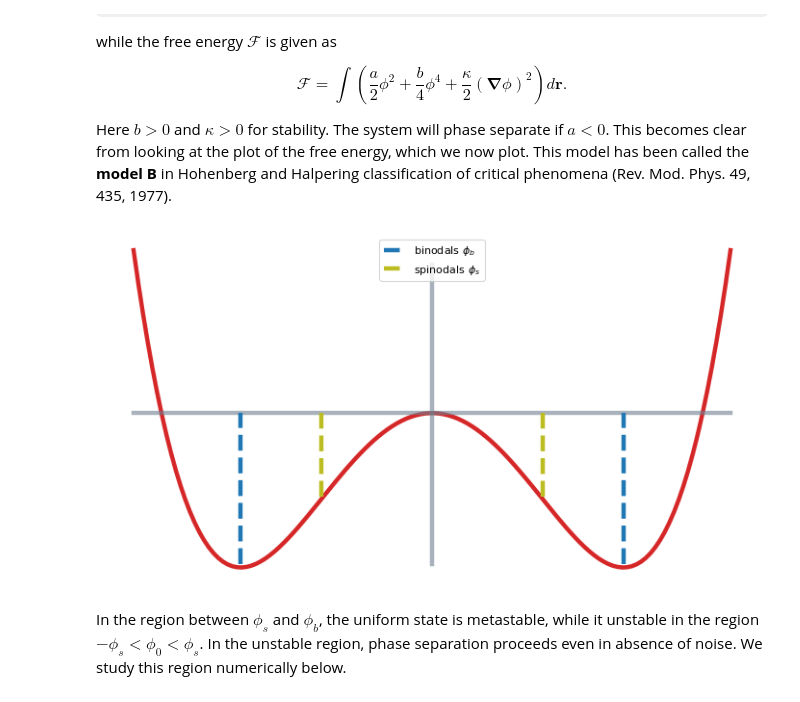
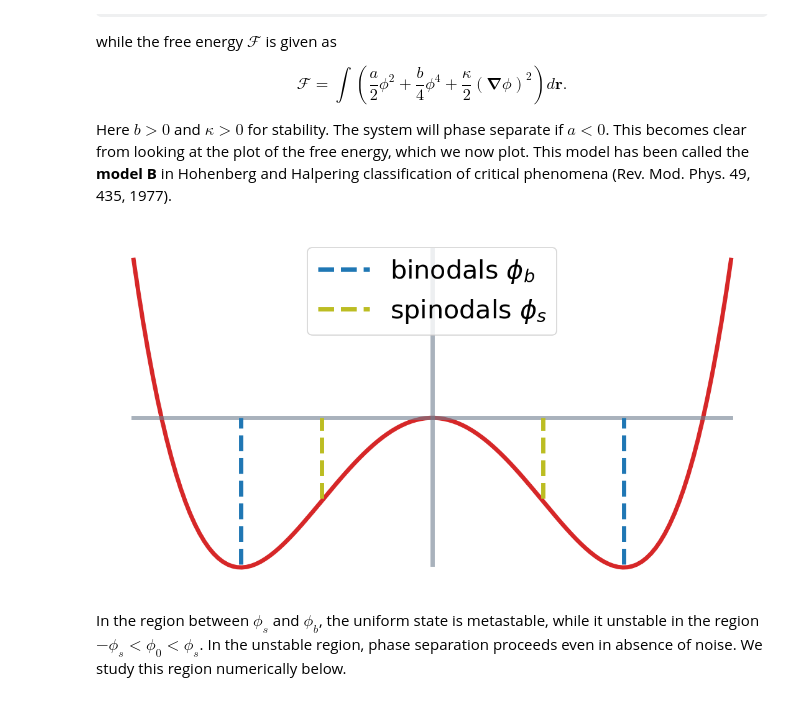
Before and after one commit to rajeshrinet/pygl, a Jupyter notebook: examples/modelB.ipynb, the cells around one changed output. Drawn from its saved outputs; the diff is of its cells as text; code cells hidden in the pictures; some formulas as TeX source.

```diff
--- a/examples/modelB.ipynb
+++ b/examples/modelB.ipynb
@@ -26,22 +26,23 @@ import pygl, numpy as np
 import scipy as sp
 import matplotlib.pyplot as plt
 # %%
-fig = plt.figure(num=None, figsize=(11, 6), dpi=80, facecolor='w', edgecolor='k')
+fig = plt.figure(num=None, figsize=(11, 6), dpi=124, facecolor='w', edgecolor='k')
+plt.rcParams.update({'font.size': 24})
 
 xx=1.56;  x = np.linspace(-xx,xx,128); y = -0.5*x*x + .25*x**4
-y1 = np.linspace(-.245,0,128, );   y2 = np.linspace(-.245,.24,128, )
+y1 = np.linspace(-.245,0,128, );   y2 = np.linspace(-.245,.28,128, )
 
 plt.plot(x, y, color='tab:red',lw=4)
 plt.plot(x, y*0, color='slategray',lw=4, alpha=0.6);
 plt.plot(x*0, y2, color='slategray',lw=4, alpha=0.6)
 plt.plot(0*x+1, y1, '--', color='tab:blue',lw=4, label=r'binodals $\phi_b$')
 plt.plot(0*x-1, y1, '--', color='tab:blue',lw=4)
 
 plt.plot(0*x+np.sqrt(1/3), y1*0.55, '--', color='tab:olive',lw=4, label=r'spinodals $\phi_s$')
 plt.plot(0*x-np.sqrt(1/3), y1*0.55, '--', color='tab:olive',lw=4 )
 plt.axis('off'); plt.legend(loc='upper center');
 # %% [output]
-[figure, old version]
+[figure, new version]
 # %% [markdown]
 In the region between $\phi_s$ and $\phi_b$, the uniform state is metastable, while it unstable in the region $-\phi_s < \phi_0 <\phi_s$. In the unstable region, phase separation proceeds even in absence of noise. We study this region numerically below.
 # %%
```
Also changed, not shown: 2 other files.
